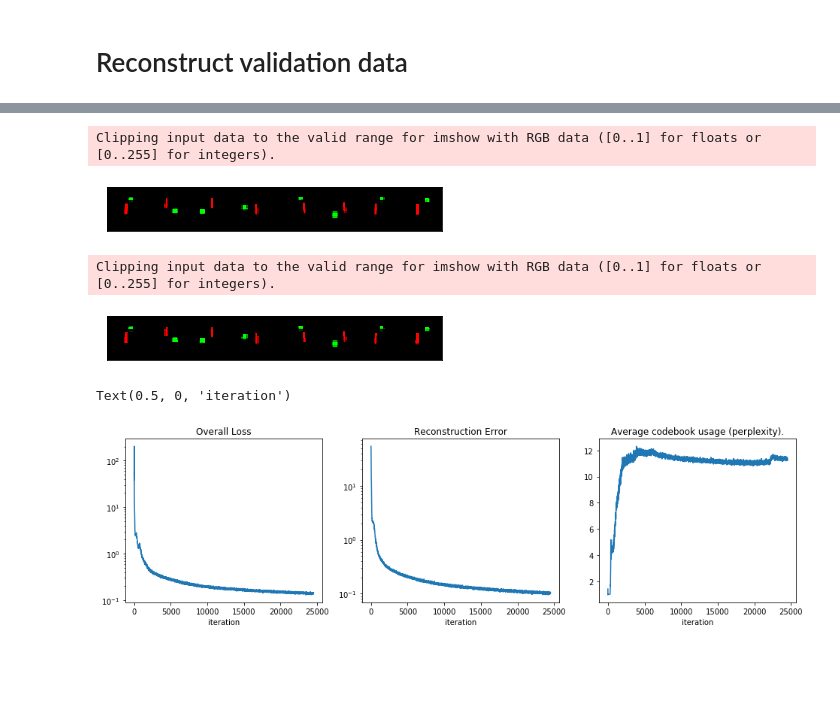
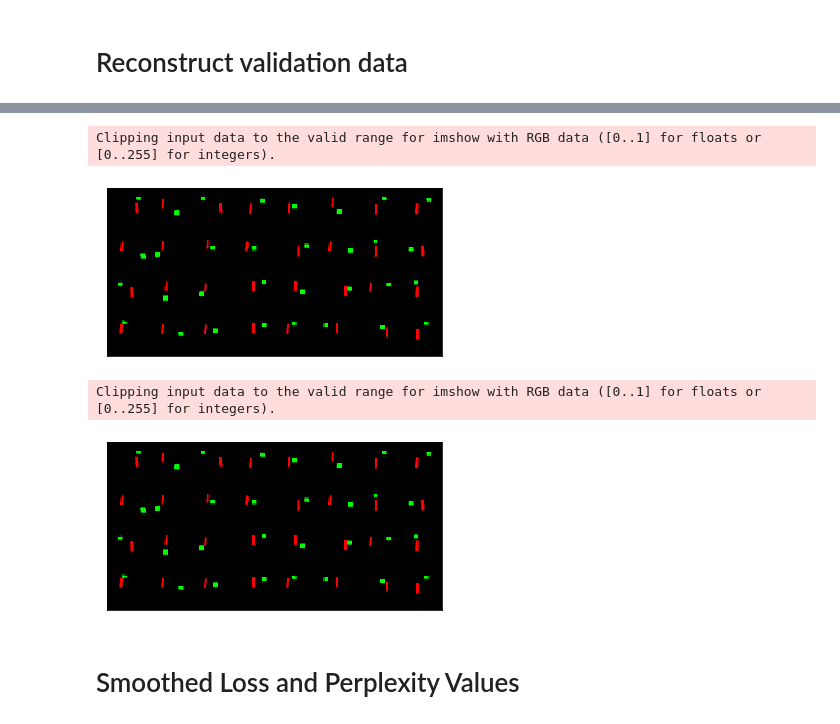
Before and after one commit to MishaLaskin/vqvae, a Jupyter notebook: visualization.ipynb, the cells around one changed output, grey strips where cells are left out. Saved outputs shown, nothing was run; the diff lists cells and outputs as text; code cells hidden in the pictures; blank space fills up the shorter version.

Commit message:
refactored visualization

```diff
--- a/visualization.ipynb
+++ b/visualization.ipynb
@@ -35,7 +85,7 @@ model,vqae_data = load_model(model_filename)
 # Load dataset and loaders
 # %%
 import utils
-training_data, validation_data, training_loader, validation_loader, x_train_var = utils.load_data_and_data_loaders('BLOCK', 8)
+training_data, validation_data, training_loader, validation_loader, x_train_var = utils.load_data_and_data_loaders('BLOCK', 32)
 # %% [output]
 Loading block data
 Done loading block data
@@ -72,43 +96,14 @@ def show(img):
-# %%
-vq_output_eval = model.pre_quantization_conv(model.encoder(x_val))
-_, x_val_quantize, _, _ = model.vector_quantization(vq_output_eval)
-x_val_recon = model.decoder(x_val_quantize)
-
-show(make_grid(x_val_recon.cpu().detach()+0.5))
-# %% [output]
-Clipping input data to the valid range for imshow with RGB data ([0..1] for floats or [0..255] for integers).
-[figure, removed]
-# %%
-show(make_grid(x_val.cpu().detach()+0.5))
-# %% [output]
-Clipping input data to the valid range for imshow with RGB data ([0..1] for floats or [0..255] for integers).
-[figure, removed]
-# %%
-from scipy.signal import savgol_filter
-import seaborn as sns
-results = vqae_data["results"]
-recon_errors = savgol_filter(results["recon_errors"], 19, 5)
-perplexities = savgol_filter(results["perplexities"], 19, 5)
-loss_vals = savgol_filter(results["loss_vals"], 19, 5)
-
-
-f = plt.figure(figsize=(16,4))
-ax = f.add_subplot(1,3,2)
-ax.plot(recon_errors)
-ax.set_yscale('log')
-ax.set_title('Reconstruction Error')
-ax.set_xlabel('iteration')
-
-ax = f.add_subplot(1,3,3)
-ax.plot(perplexities)
-ax.set_title('Average codebook usage (perplexity).')
-ax.set_xlabel('iteration')
-
-ax = f.add_subplot(1,3,1)
-ax.plot(loss_vals)
-ax.set_yscale('log')
-ax.set_title('Overall Loss')
-ax.set_xlabel('iteration')
-# %% [output]
-Text(0.5, 0, 'iteration')
-[figure, removed]
+# %%
+x_val,x_val_recon,_ = reconstruct(validation_loader,model)
+# %%
+display_image_grid(x_val)
+# %% [output]
+Clipping input data to the valid range for imshow with RGB data ([0..1] for floats or [0..255] for integers).
+[figure, added]
+# %%
+display_image_grid(x_val_recon)
+# %% [output]
+Clipping input data to the valid range for imshow with RGB data ([0..1] for floats or [0..255] for integers).
+[figure, added]
+# %% [markdown]
+# Smoothed Loss and Perplexity Values
```
Also changed, not shown: parts of 7 cells of this notebook.
